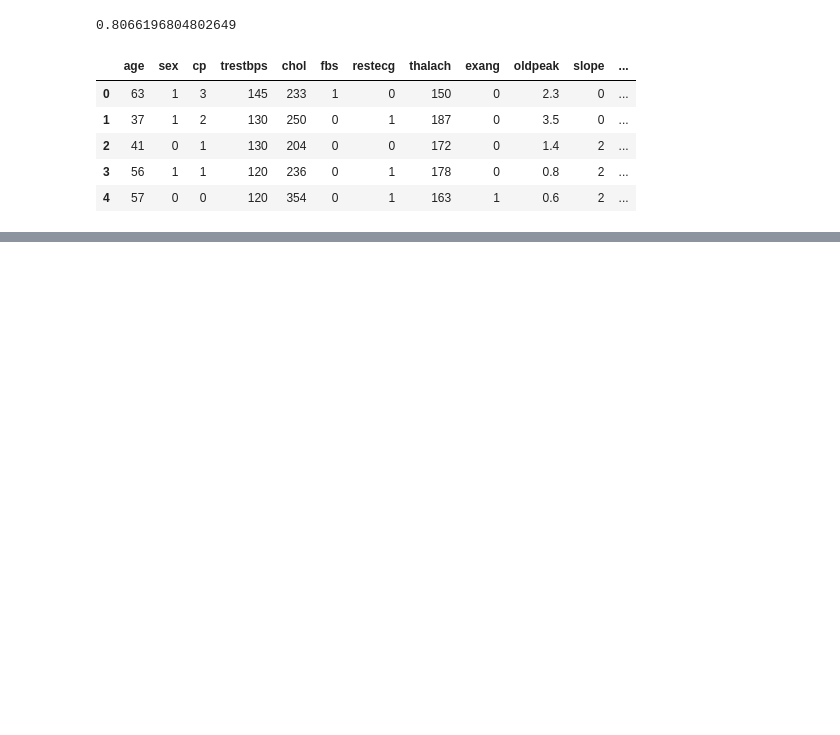
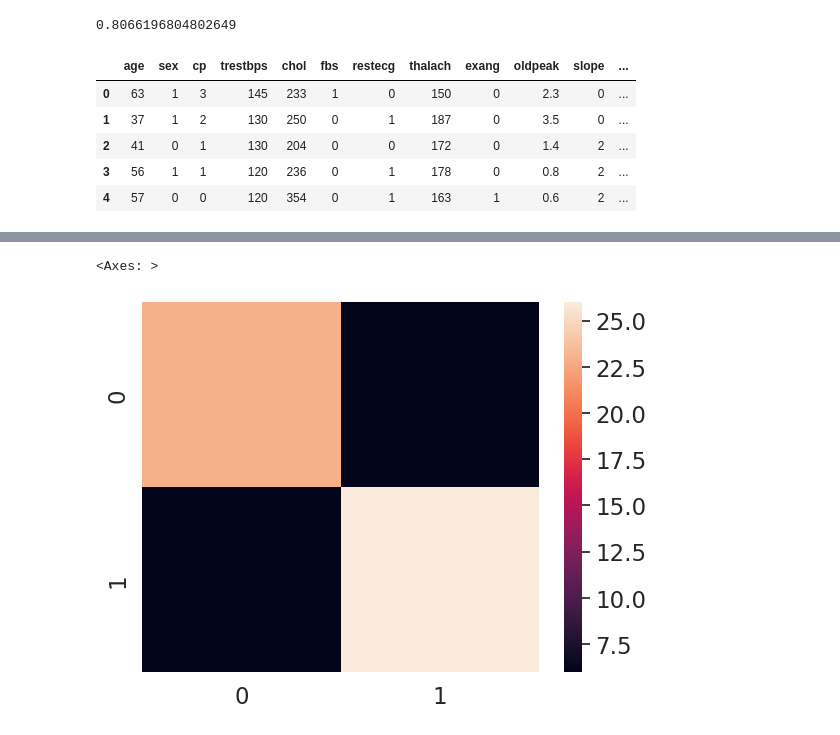
Before and after one commit to dthunn/ml_basics, a Jupyter notebook: sk_laern/sklearn_basics.ipynb, the cells around one changed output, grey strips where cells are left out. Saved outputs shown, nothing was run; the diff lists cells and outputs as text; code cells hidden in the pictures; blank space fills up the shorter version.

```diff
--- a/sk_laern/sklearn_basics.ipynb
+++ b/sk_laern/sklearn_basics.ipynb
@@ -734,0 +970,9 @@ heart_disease.head()
+# %%
+sns.set(font_scale=1.5)
+
+conf_mat = confusion_matrix(y_test, y_preds)
+
+sns.heatmap(conf_mat)
+# %% [output]
+<Axes: >
+[figure, added]
```
Also changed, not shown: parts of 31 cells of this notebook, 1 other file.
